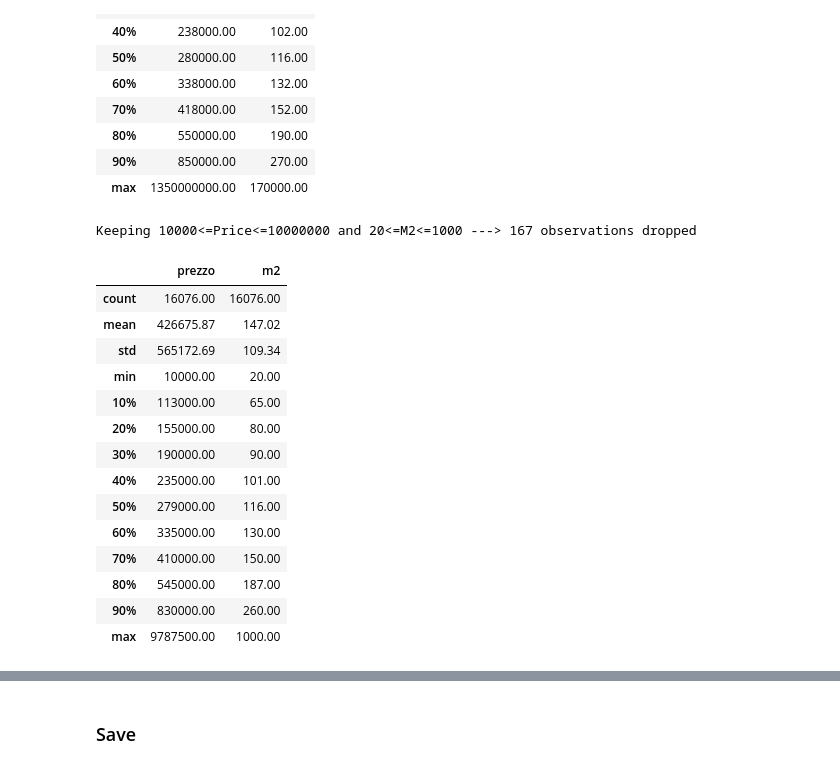
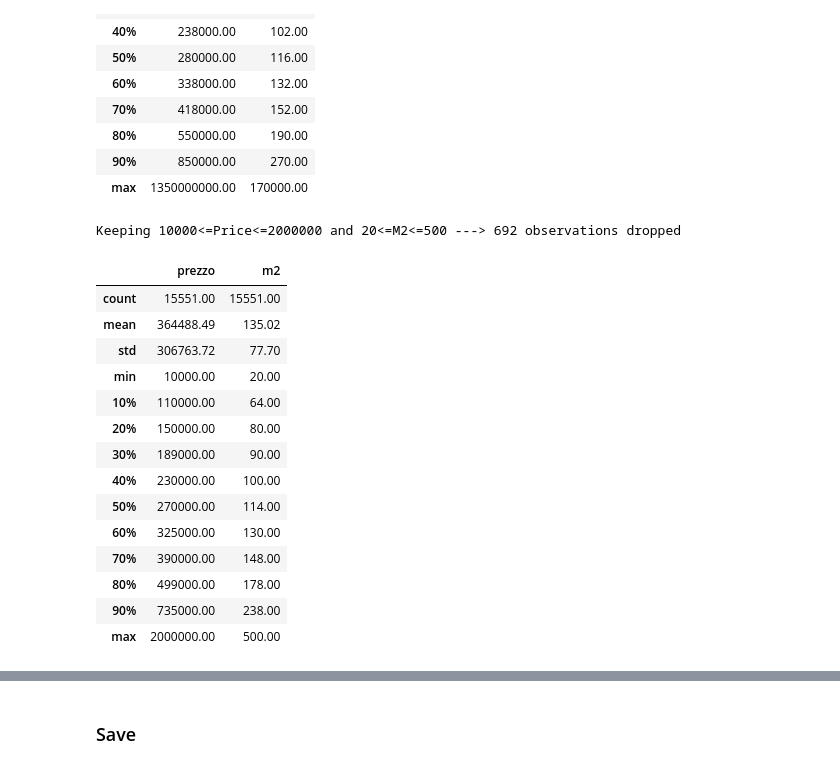
Before and after one commit to Fabiocerutids/Italy_House_Prices, a Jupyter notebook: 1_ingest/2_feature_engineering.ipynb, the cells around one changed output, grey strips where cells are left out. Saved outputs shown, nothing was run; the diff lists cells and outputs as text; code cells hidden in the pictures.

```diff
--- a/1_ingest/2_feature_engineering.ipynb
+++ b/1_ingest/2_feature_engineering.ipynb
@@ -82,30 +82,30 @@ df_data_full[['prezzo', 'm2']].describe(percentiles=[i/10 for i in range(1,10)])
 # %%
 min_price = 10000
 min_m2 = 20
-max_price = 10000000
-max_m2 = 1000
+max_price = 2000000
+max_m2 = 500
 n_obs_orig = df_data_full.shape[0]
 df_data_full_clean = df_data_full[(df_data_full['prezzo'].between(min_price, max_price, inclusive='both'))&(df_data_full['m2'].between(min_m2, max_m2, inclusive='both'))].reset_index(drop=True)
 n_obs_new = df_data_full_clean.shape[0]
 print(f'Keeping {min_price}<=Price<={max_price} and {min_m2}<=M2<={max_m2}', f'---> {n_obs_orig-n_obs_new} observations dropped')
 df_data_full_clean[['prezzo', 'm2']].describe(percentiles=[i/10 for i in range(1,10)])
 # %% [output]
-Keeping 10000<=Price<=10000000 and 20<=M2<=1000 ---> 167 observations dropped
+Keeping 10000<=Price<=2000000 and 20<=M2<=500 ---> 692 observations dropped
 |  | prezzo | m2 |
-| count | 16076.00 | 16076.00 |
-| mean | 426675.87 | 147.02 |
-| std | 565172.69 | 109.34 |
+| count | 15551.00 | 15551.00 |
+| mean | 364488.49 | 135.02 |
+| std | 306763.72 | 77.70 |
 | min | 10000.00 | 20.00 |
-| 10% | 113000.00 | 65.00 |
-| 20% | 155000.00 | 80.00 |
-| 30% | 190000.00 | 90.00 |
-| 40% | 235000.00 | 101.00 |
-| 50% | 279000.00 | 116.00 |
-| 60% | 335000.00 | 130.00 |
-| 70% | 410000.00 | 150.00 |
-| 80% | 545000.00 | 187.00 |
-| 90% | 830000.00 | 260.00 |
-| max | 9787500.00 | 1000.00 |
+| 10% | 110000.00 | 64.00 |
+| 20% | 150000.00 | 80.00 |
+| 30% | 189000.00 | 90.00 |
+| 40% | 230000.00 | 100.00 |
+| 50% | 270000.00 | 114.00 |
+| 60% | 325000.00 | 130.00 |
+| 70% | 390000.00 | 148.00 |
+| 80% | 499000.00 | 178.00 |
+| 90% | 735000.00 | 238.00 |
+| max | 2000000.00 | 500.00 |
 # %%
 fig, axs = plt.subplots(ncols=2, nrows=2, figsize=(20,10))
 ax=axs.ravel()
```
Also changed, not shown: parts of 1 cell of this notebook, 6 other files.
